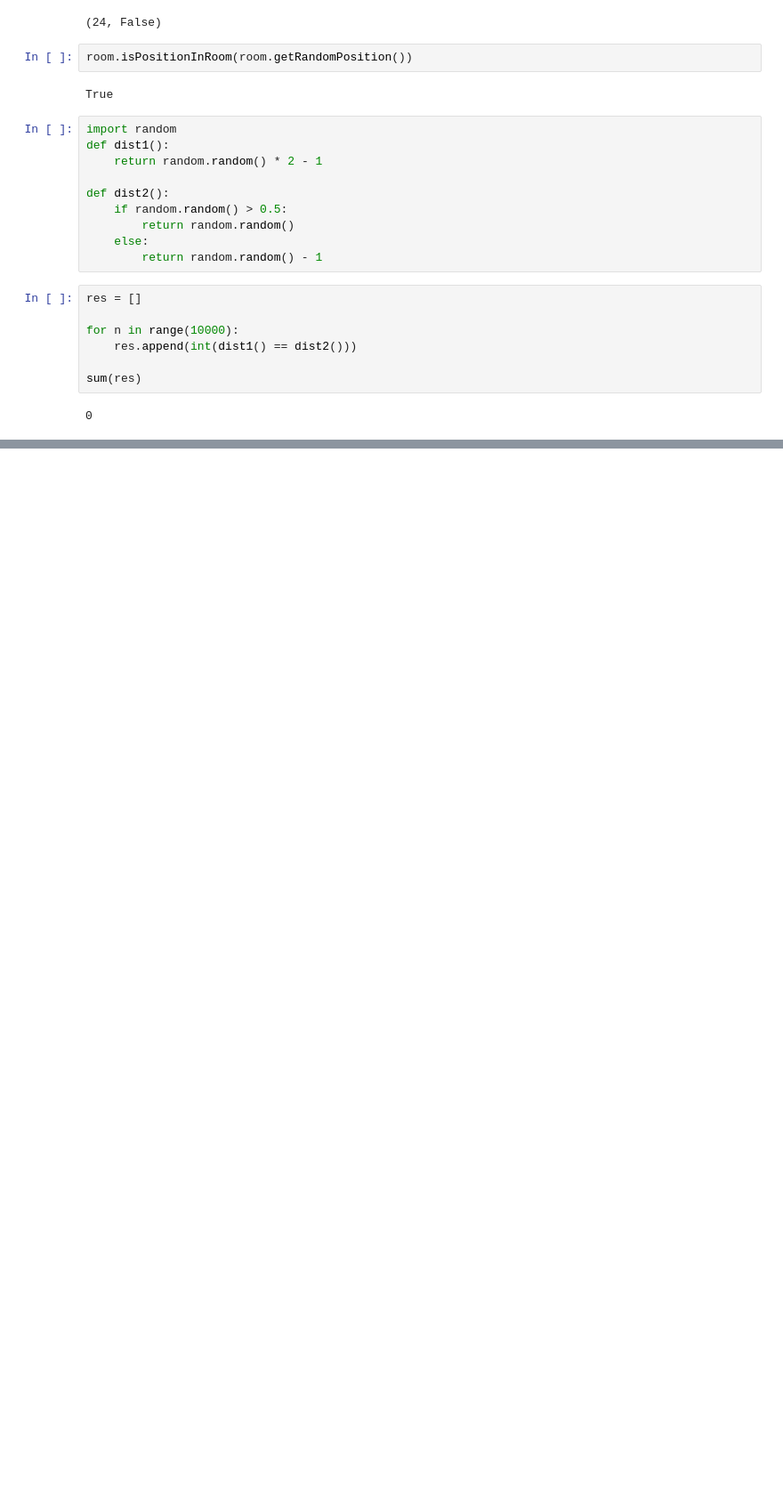
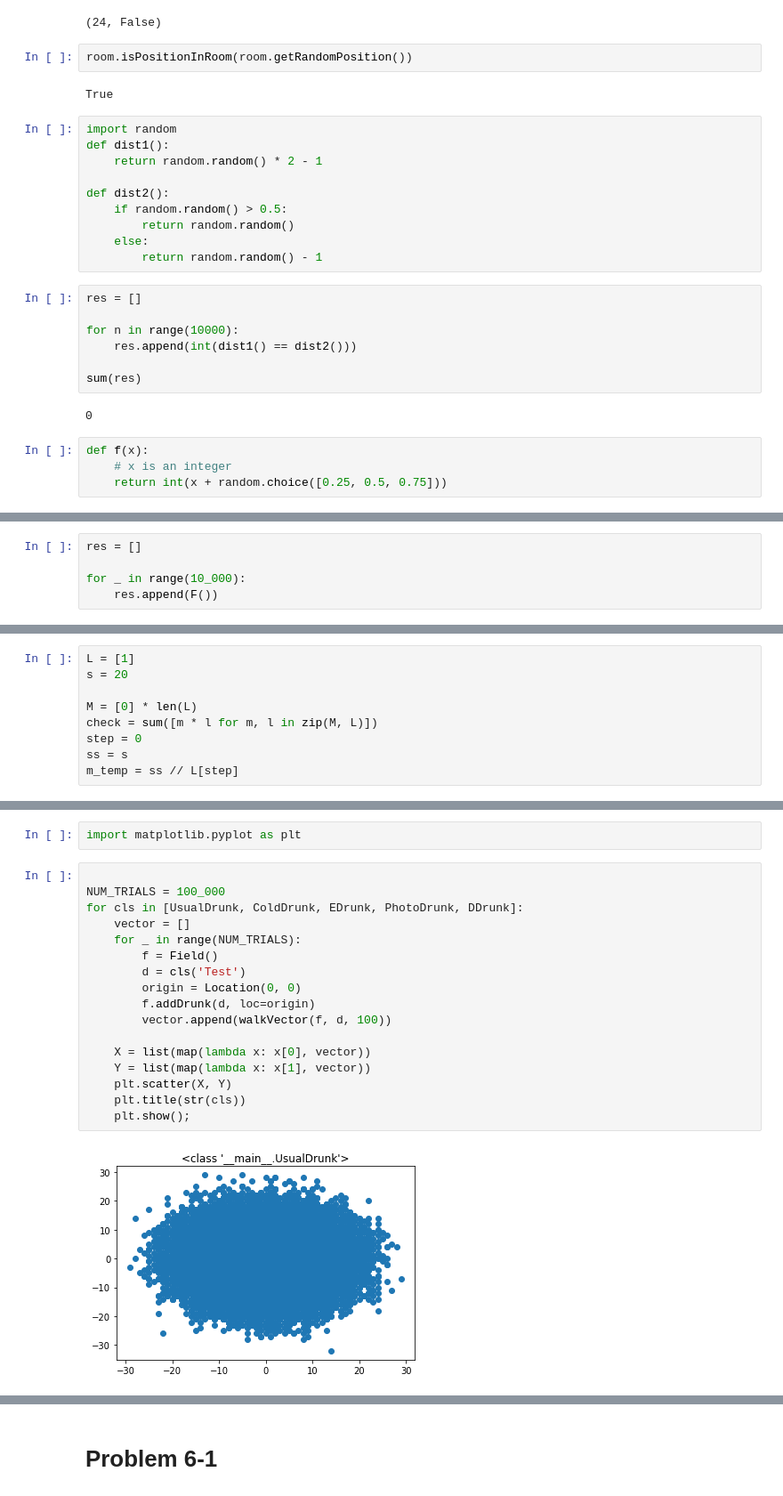
Before and after one commit to miskamvedebel/wil, a Jupyter notebook: computational_thnking/testing.ipynb, the cells around one changed output, grey strips where cells are left out. Shown at 89% size. Cells and saved outputs as stored; diff of their text form; blank space fills up the shorter version.

```diff
--- a/computational_thnking/testing.ipynb
+++ b/computational_thnking/testing.ipynb
@@ -233,3 +233,7 @@ for n in range(10000):
 sum(res)
 # %% [output]
 0
+# %%
+def f(x):
+    # x is an integer
+    return int(x + random.choice([0.25, 0.5, 0.75]))
@@ -235,0 +277,5 @@ sum(res)
+# %%
+res = []
+
+for _ in range(10_000):
+    res.append(F())
@@ -235,0 +312,9 @@ sum(res)
+# %%
+L = [1]
+s = 20
+
+M = [0] * len(L)
+check = sum([m * l for m, l in zip(M, L)])
+step = 0
+ss = s
+m_temp = ss // L[step]
@@ -235,0 +546,21 @@ sum(res)
+# %%
+import matplotlib.pyplot as plt
+# %%
+
+NUM_TRIALS = 100_000
+for cls in [UsualDrunk, ColdDrunk, EDrunk, PhotoDrunk, DDrunk]:
+    vector = []
+    for _ in range(NUM_TRIALS):
+        f = Field()
+        d = cls('Test')
+        origin = Location(0, 0)
+        f.addDrunk(d, loc=origin)
+        vector.append(walkVector(f, d, 100))
+
+    X = list(map(lambda x: x[0], vector))
+    Y = list(map(lambda x: x[1], vector))
+    plt.scatter(X, Y)
+    plt.title(str(cls))
+    plt.show();
+# %% [output]
+[figure, added]
@@ -235,0 +571,2 @@ sum(res)
+# %% [markdown]
+<h1>Problem 6-1</h1>
```
Also changed, not shown: parts of 40 cells of this notebook, 1 other file.
